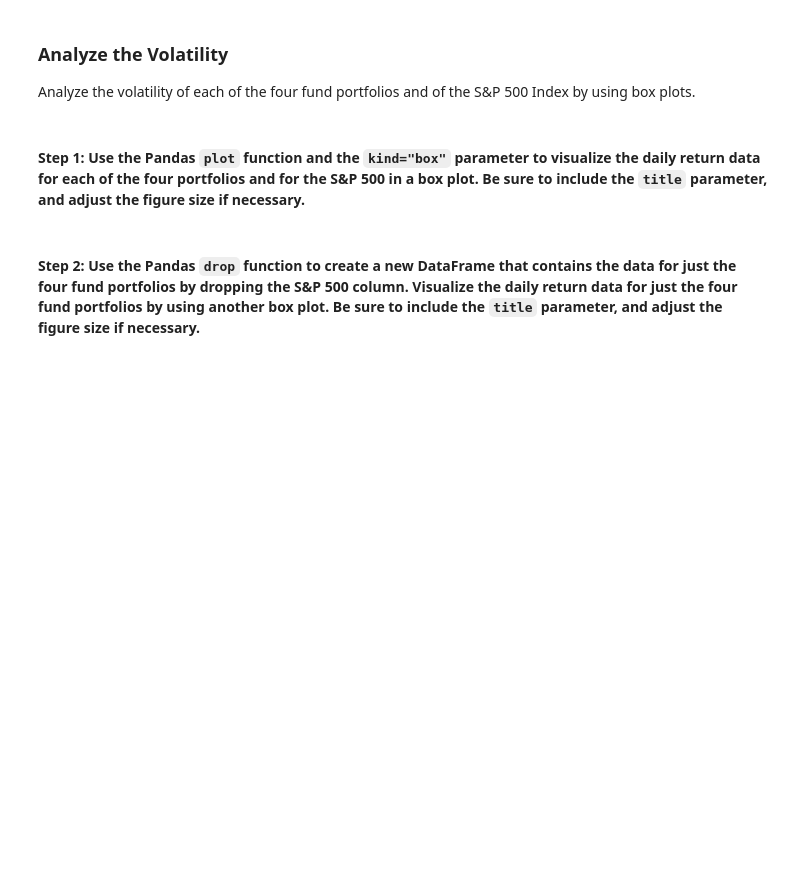
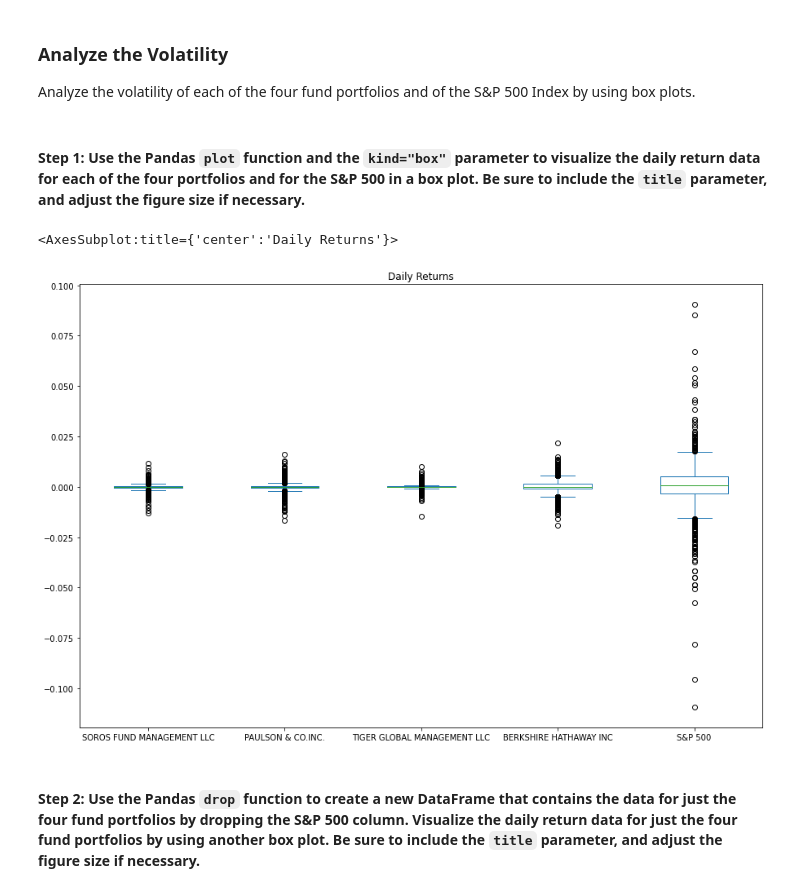
Before and after one commit to TheoG2022/TRG_Challenge_4, a Jupyter notebook: risk_return_analysis.ipynb, the cells around one changed output. Drawn from its saved outputs; the diff is of its cells as text; code cells hidden in the pictures; blank space fills up the shorter version.

```diff
--- a/risk_return_analysis.ipynb
+++ b/risk_return_analysis.ipynb
@@ -292,7 +296,12 @@ Analyze the volatility of each of the four fund portfolios and of the S&P 500 In
 # %%
 # Use the daily return data to create box plots to visualize the volatility of the 4 funds and the S&P 500
 # Include a title parameter and adjust the figure size
 # YOUR CODE HERE
+
+daily_returns.plot(title="Daily Returns", figsize=(15,10), kind='box')
+# %% [output]
+<AxesSubplot:title={'center':'Daily Returns'}>
+[figure, added]
 # %% [markdown]
 #### Step 2: Use the Pandas `drop` function to create a new DataFrame that contains the data for just the four fund portfolios by dropping the S&P 500 column. Visualize the daily return data for just the four fund portfolios by using another box plot. Be sure to include the `title` parameter, and adjust the figure size if necessary.
 # %%
```
Also changed, not shown: parts of 15 cells of this notebook, 1 other file.
